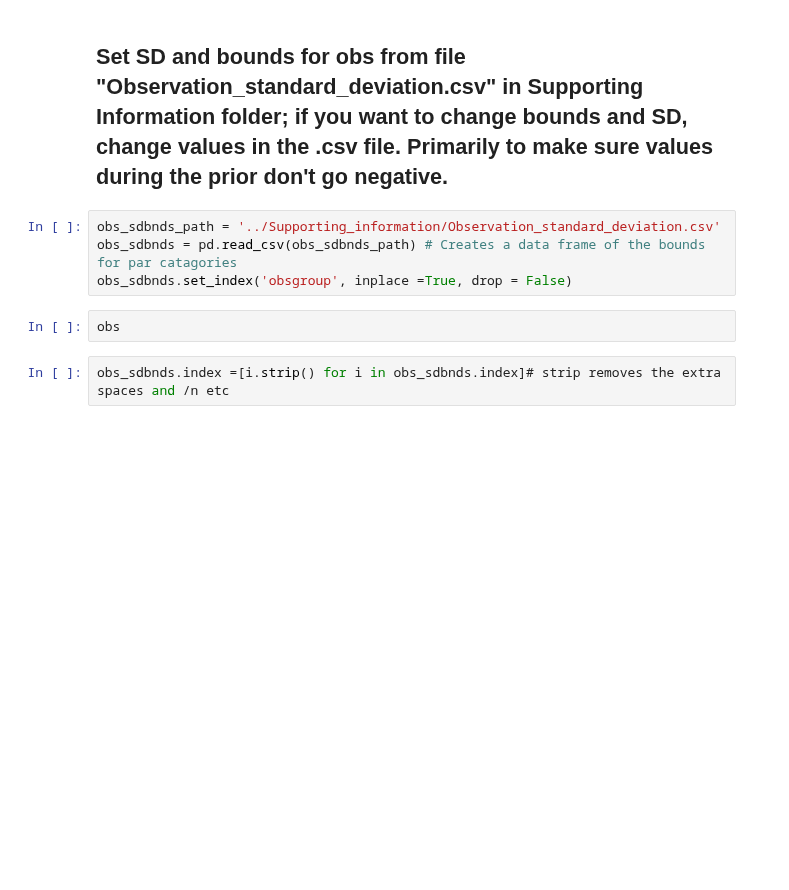
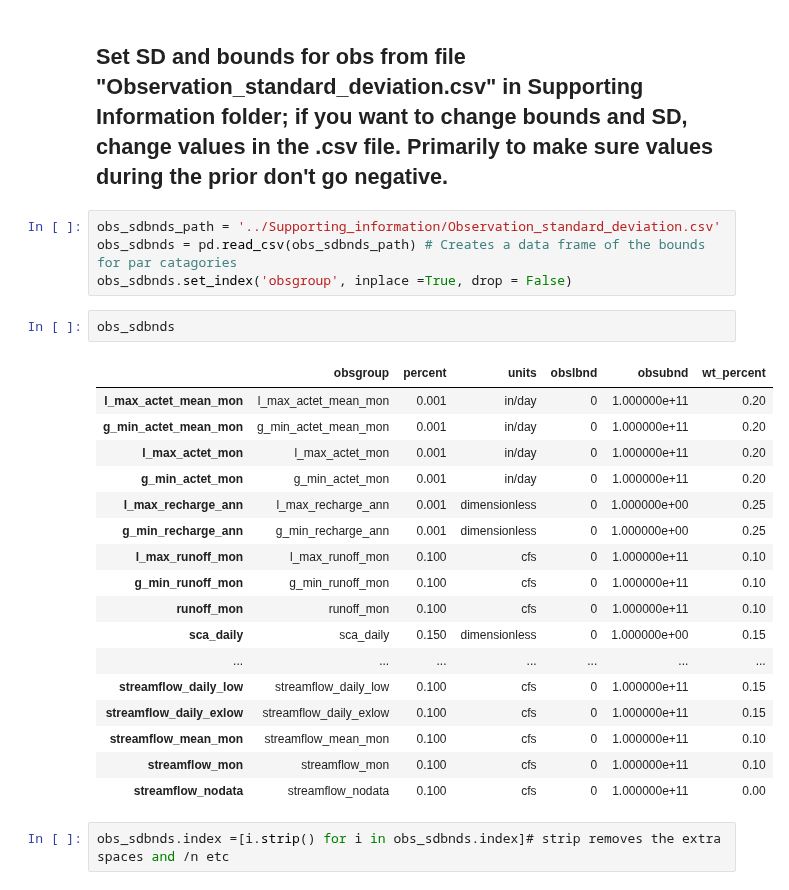
Before and after one commit to ahaj/nhm_pestpp_20240510, a Jupyter notebook: notebooks/set_up_PEST++.ipynb, the cells around one changed output. Saved outputs shown, nothing was run; the diff lists cells and outputs as text; blank space fills up the shorter version.

```diff
--- a/notebooks/set_up_PEST++.ipynb
+++ b/notebooks/set_up_PEST++.ipynb
@@ -374,7 +627,25 @@ obs_sdbnds_path = '../Supporting_information/Observation_standard_deviation.csv'
 obs_sdbnds = pd.read_csv(obs_sdbnds_path) # Creates a data frame of the bounds for par catagories
 obs_sdbnds.set_index('obsgroup', inplace =True, drop = False)
 # %%
-obs
+obs_sdbnds
+# %% [output]
+|  | obsgroup | percent | units | obslbnd | obsubnd | wt_percent |
+| l_max_actet_mean_mon | l_max_actet_mean_mon | 0.001 | in/day | 0 | 1.000000e+11 | 0.20 |
+| g_min_actet_mean_mon | g_min_actet_mean_mon | 0.001 | in/day | 0 | 1.000000e+11 | 0.20 |
+| l_max_actet_mon | l_max_actet_mon | 0.001 | in/day | 0 | 1.000000e+11 | 0.20 |
+| g_min_actet_mon | g_min_actet_mon | 0.001 | in/day | 0 | 1.000000e+11 | 0.20 |
+| l_max_recharge_ann | l_max_recharge_ann | 0.001 | dimensionless | 0 | 1.000000e+00 | 0.25 |
+| g_min_recharge_ann | g_min_recharge_ann | 0.001 | dimensionless | 0 | 1.000000e+00 | 0.25 |
+| l_max_runoff_mon | l_max_runoff_mon | 0.100 | cfs | 0 | 1.000000e+11 | 0.10 |
+| g_min_runoff_mon | g_min_runoff_mon | 0.100 | cfs | 0 | 1.000000e+11 | 0.10 |
+| runoff_mon | runoff_mon | 0.100 | cfs | 0 | 1.000000e+11 | 0.10 |
+| sca_daily | sca_daily | 0.150 | dimensionless | 0 | 1.000000e+00 | 0.15 |
+| ... | ... | ... | ... | ... | ... | ... |
+| streamflow_daily_low | streamflow_daily_low | 0.100 | cfs | 0 | 1.000000e+11 | 0.15 |
+| streamflow_daily_exlow | streamflow_daily_exlow | 0.100 | cfs | 0 | 1.000000e+11 | 0.15 |
+| streamflow_mean_mon | streamflow_mean_mon | 0.100 | cfs | 0 | 1.000000e+11 | 0.10 |
+| streamflow_mon | streamflow_mon | 0.100 | cfs | 0 | 1.000000e+11 | 0.10 |
+| streamflow_nodata | streamflow_nodata | 0.100 | cfs | 0 | 1.000000e+11 | 0.00 |
 # %%
 obs_sdbnds.index =[i.strip() for i in obs_sdbnds.index]# strip removes the extra spaces and /n etc
 # %%
```
Also changed, not shown: parts of 34 cells of this notebook, 23 other files.
